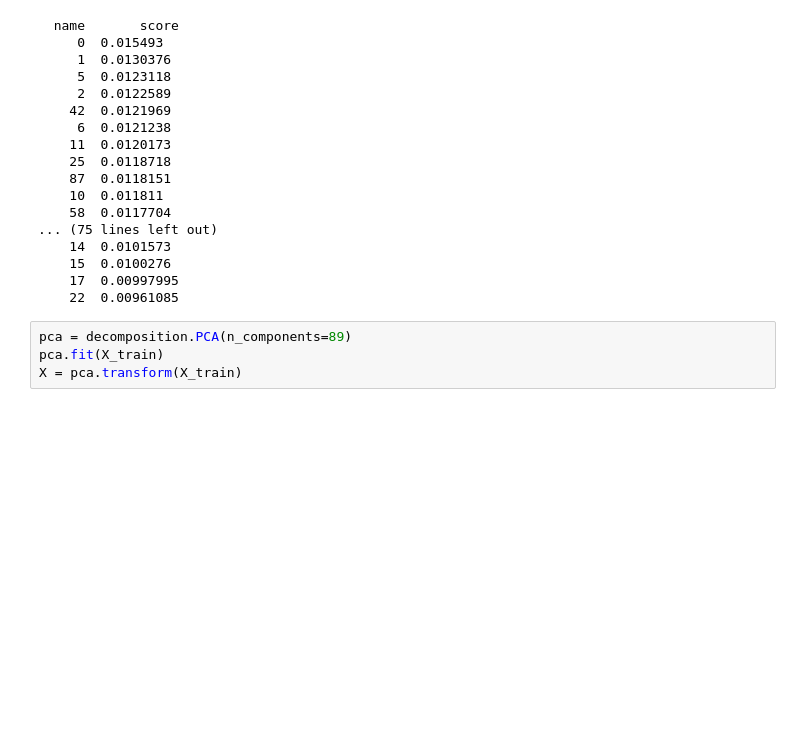
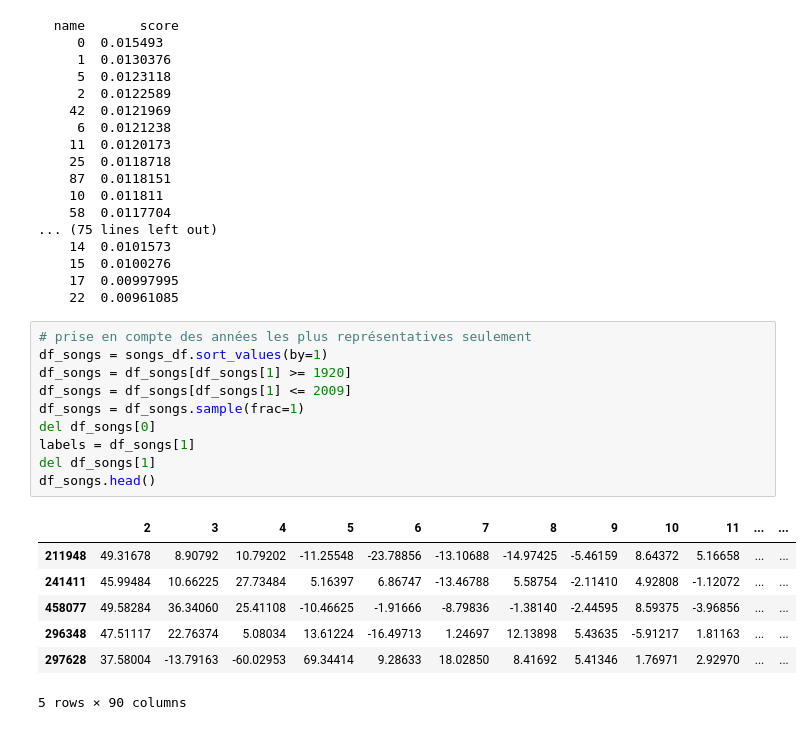
Before and after one commit to ne-il/songClassifier, a Jupyter notebook: amine_work/Song_Prediction.ipynb, the cells around one changed output. Cells and saved outputs as stored; diff of their text form; blank space fills up the shorter version.

```diff
--- a/amine_work/Song_Prediction.ipynb
+++ b/amine_work/Song_Prediction.ipynb
@@ -80,7 +80,21 @@ print(tabulate(values, headers, tablefmt="plain"))
     15  0.0100276
     17  0.00997995
     22  0.00961085
-# %%
-pca = decomposition.PCA(n_components=89)
-pca.fit(X_train)
-X = pca.transform(X_train)
+# %%
+# prise en compte des années les plus représentatives seulement
+df_songs = songs_df.sort_values(by=1)
+df_songs = df_songs[df_songs[1] >= 1920]
+df_songs = df_songs[df_songs[1] <= 2009]
+df_songs = df_songs.sample(frac=1)
+del df_songs[0]
+labels = df_songs[1]
+del df_songs[1]
+df_songs.head()
+# %% [output]
+|  | 2 | 3 | 4 | 5 | 6 | 7 | 8 | 9 | 10 | 11 | ... | ... |
+| 211948 | 49.31678 | 8.90792 | 10.79202 | -11.25548 | -23.78856 | -13.10688 | -14.97425 | -5.46159 | 8.64372 | 5.16658 | ... | ... |
+| 241411 | 45.99484 | 10.66225 | 27.73484 | 5.16397 | 6.86747 | -13.46788 | 5.58754 | -2.11410 | 4.92808 | -1.12072 | ... | ... |
+| 458077 | 49.58284 | 36.34060 | 25.41108 | -10.46625 | -1.91666 | -8.79836 | -1.38140 | -2.44595 | 8.59375 | -3.96856 | ... | ... |
+| 296348 | 47.51117 | 22.76374 | 5.08034 | 13.61224 | -16.49713 | 1.24697 | 12.13898 | 5.43635 | -5.91217 | 1.81163 | ... | ... |
+| 297628 | 37.58004 | -13.79163 | -60.02953 | 69.34414 | 9.28633 | 18.02850 | 8.41692 | 5.41346 | 1.76971 | 2.92970 | ... | ... |
+5 rows × 90 columns
```
Also changed, not shown: parts of 19 cells of this notebook.
